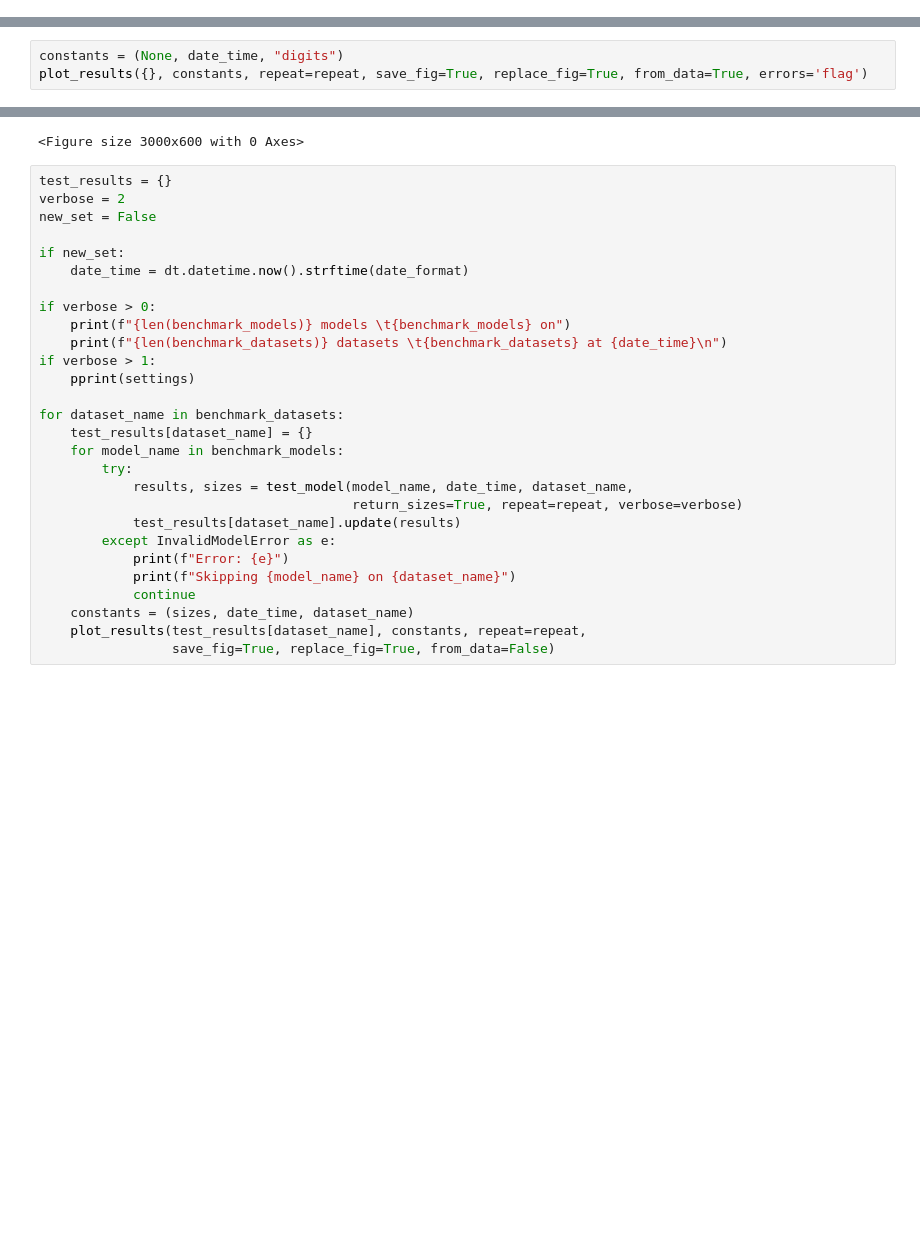
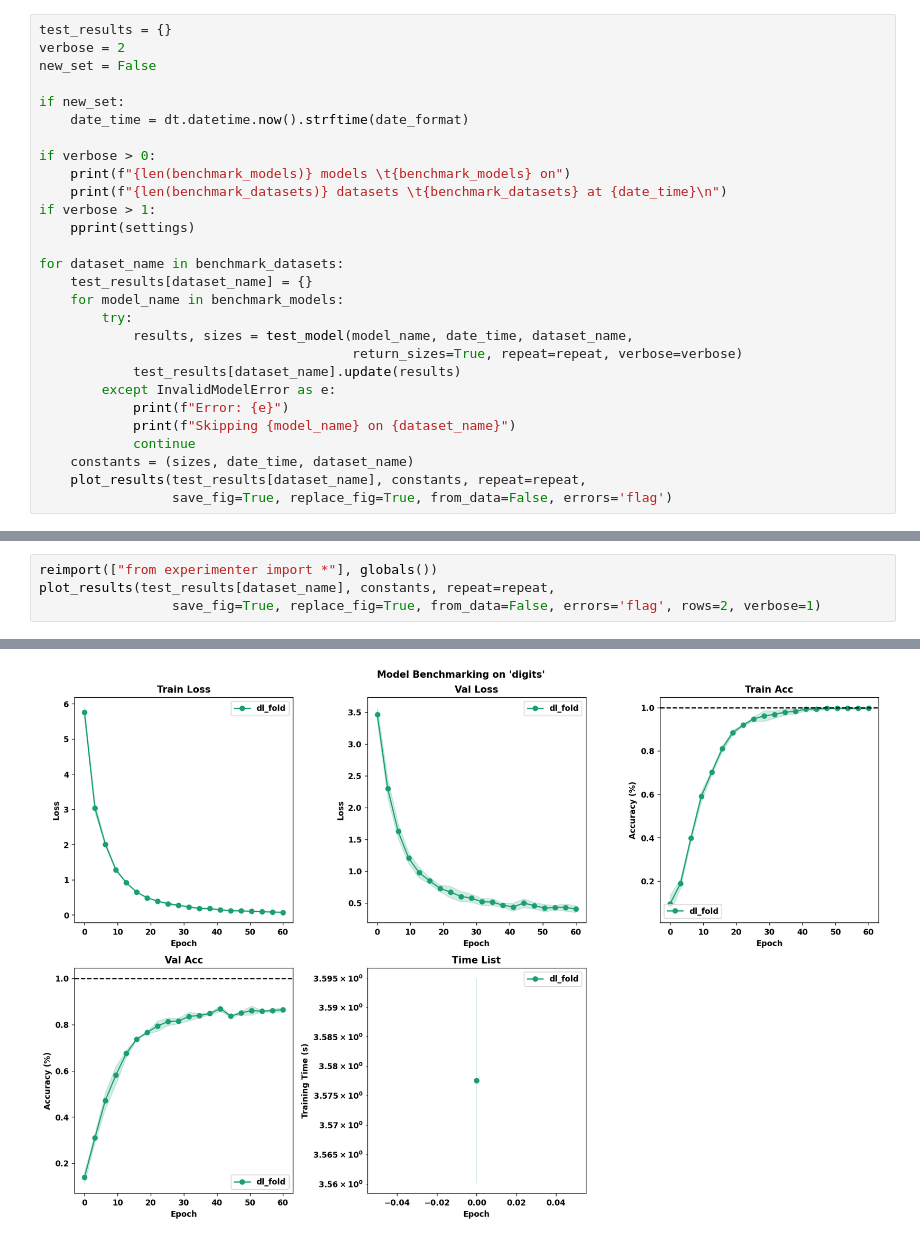
Before and after one commit to binDebug3/FoldAndCutNetworks, a Jupyter notebook: BenchmarkTests/benchmark.ipynb, the cells around one changed output, grey strips where cells are left out. Cells and saved outputs as stored; diff of their text form; blank space fills up the shorter version.

Commit message:
benchmark by epoch

```diff
--- a/BenchmarkTests/benchmark.ipynb
+++ b/BenchmarkTests/benchmark.ipynb
@@ -15,3 +16,31 @@ benchmark_datasets = settings["benchmark_datasets"]
 date_format = settings["date_format"]
 repeat = settings["repeat"]
 date_time = dt.datetime.now().strftime(date_format)
+# %%
+test_results = {}
+verbose = 2
+new_set = False
+
+if new_set:
+    date_time = dt.datetime.now().strftime(date_format)
+
+if verbose > 0:
+    print(f"{len(benchmark_models)} models \t{benchmark_models} on")
+    print(f"{len(benchmark_datasets)} datasets \t{benchmark_datasets} at {date_time}\n")
+if verbose > 1:
+    pprint(settings)
+
+for dataset_name in benchmark_datasets:
+    test_results[dataset_name] = {}
+    for model_name in benchmark_models:
+        try:
+            results, sizes = test_model(model_name, date_time, dataset_name,
+                                        return_sizes=True, repeat=repeat, verbose=verbose)
+            test_results[dataset_name].update(results)
+        except InvalidModelError as e:
+            print(f"Error: {e}")
+            print(f"Skipping {model_name} on {dataset_name}")
+            continue
+    constants = (sizes, date_time, dataset_name)
+    plot_results(test_results[dataset_name], constants, repeat=repeat,
+                 save_fig=True, replace_fig=True, from_data=False, errors='flag')
@@ -18,4 +83,5 @@ date_time = dt.datetime.now().strftime(date_format)
 # %%
-constants = (None, date_time, "digits")
-plot_results({}, constants, repeat=repeat, save_fig=True, replace_fig=True, from_data=True, errors='flag')
+reimport(["from experimenter import *"], globals())
+plot_results(test_results[dataset_name], constants, repeat=repeat,
+                 save_fig=True, replace_fig=True, from_data=False, errors='flag', rows=2, verbose=1)
 # %% [output]
@@ -37,29 +89 @@ Error with time - object of type 'NoneType' has no len()
-<Figure size 3000x600 with 0 Axes>
+[figure, added]
-# %%
-test_results = {}
-verbose = 2
-new_set = False
-
-if new_set:
-    date_time = dt.datetime.now().strftime(date_format)
-
-if verbose > 0:
-    print(f"{len(benchmark_models)} models \t{benchmark_models} on")
-    print(f"{len(benchmark_datasets)} datasets \t{benchmark_datasets} at {date_time}\n")
-if verbose > 1:
-    pprint(settings)
-
-for dataset_name in benchmark_datasets:
-    test_results[dataset_name] = {}
-    for model_name in benchmark_models:
-        try:
-            results, sizes = test_model(model_name, date_time, dataset_name,
-                                        return_sizes=True, repeat=repeat, verbose=verbose)
-            test_results[dataset_name].update(results)
-        except InvalidModelError as e:
-            print(f"Error: {e}")
-            print(f"Skipping {model_name} on {dataset_name}")
-            continue
-    constants = (sizes, date_time, dataset_name)
-    plot_results(test_results[dataset_name], constants, repeat=repeat,
-                 save_fig=True, replace_fig=True, from_data=False)
```
Also changed, not shown: parts of 3 cells of this notebook, 5 other files.
